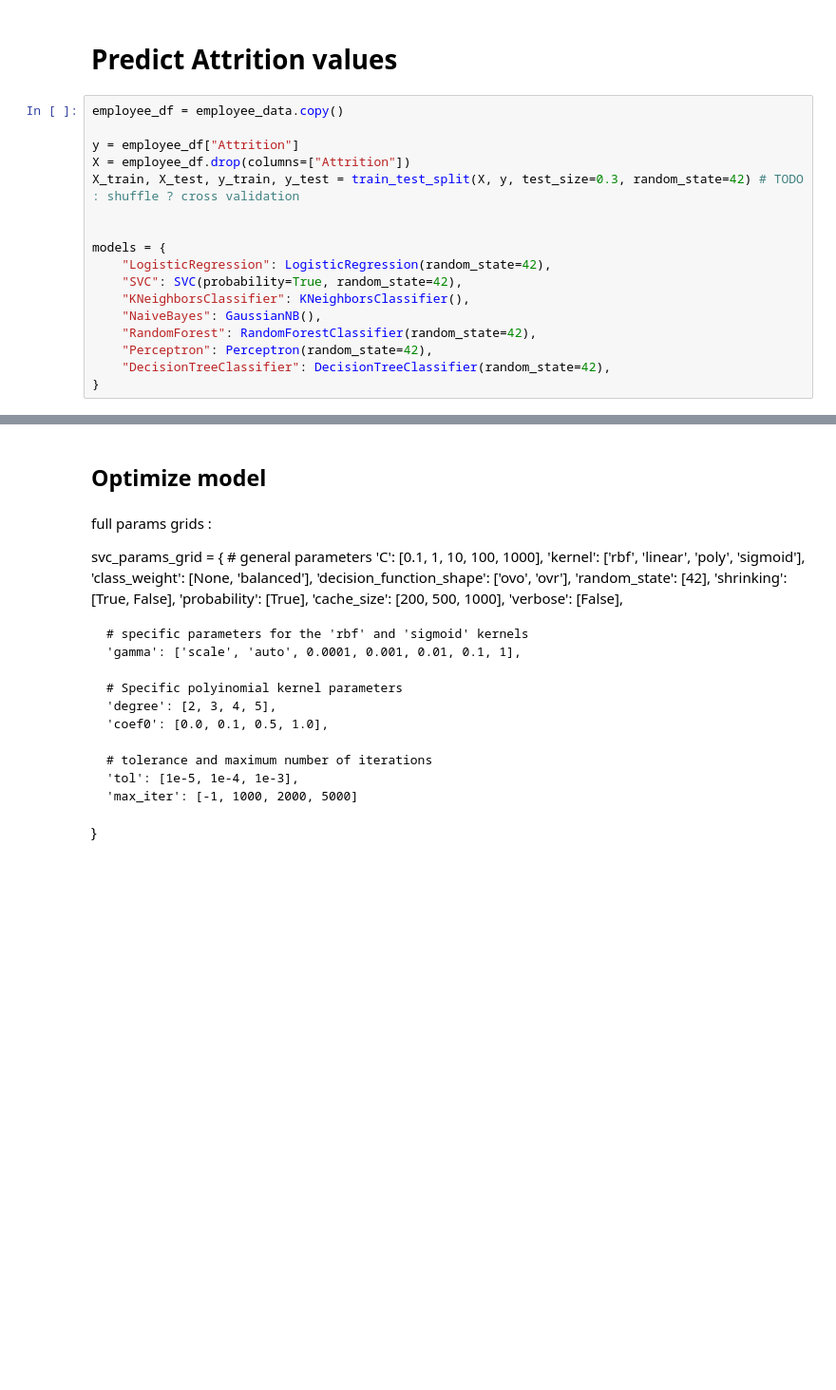
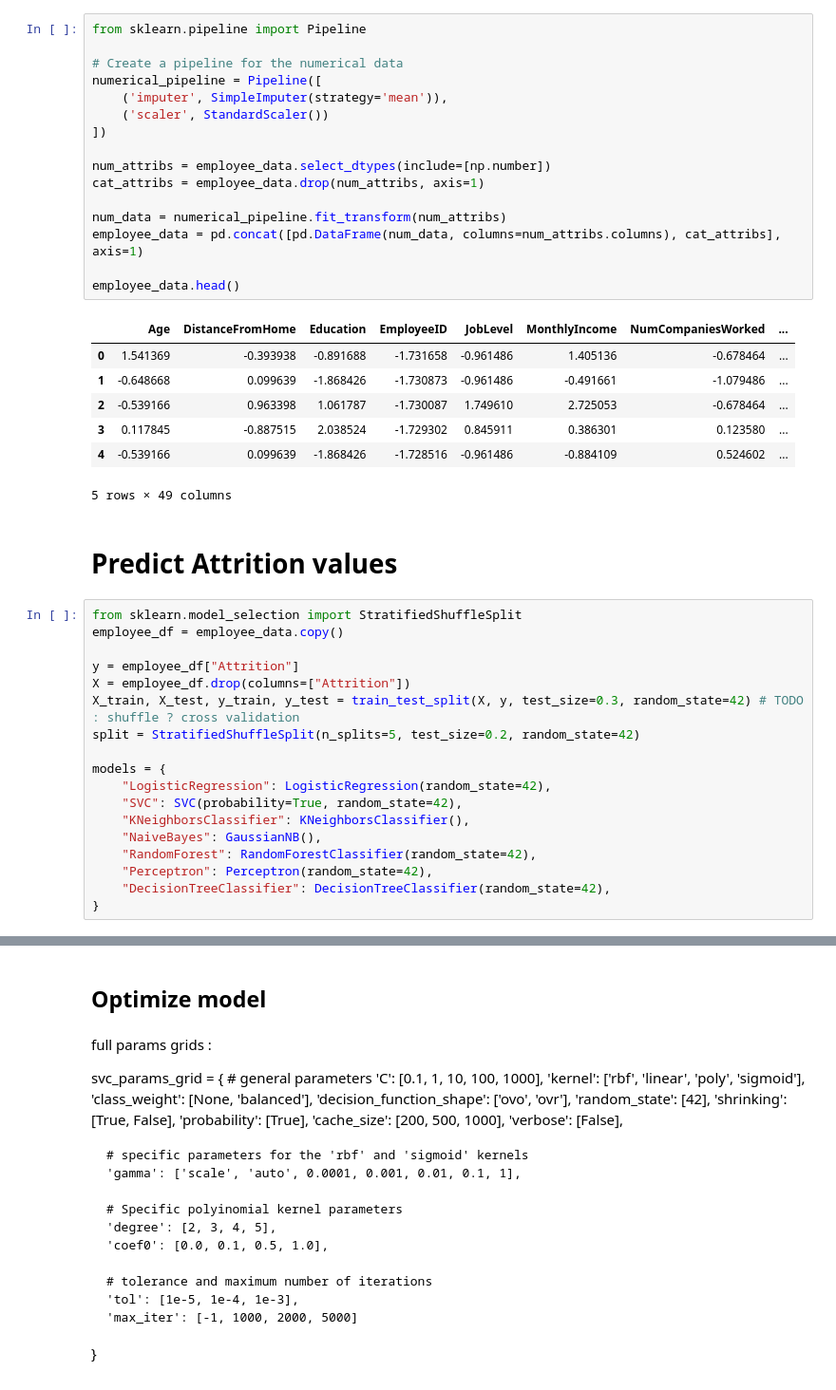
Before and after one commit to AlexandrePereon/AI-Project, a Jupyter notebook: select_best_model.ipynb, the cells around one changed output, grey strips where cells are left out. Shown at 95% size. Drawn from its saved outputs; the diff is of its cells as text; blank space fills up the shorter version.

```diff
--- a/select_best_model.ipynb
+++ b/select_best_model.ipynb
@@ -34,12 +42,37 @@ employee_data.head()
+# %%
+from sklearn.pipeline import Pipeline
+
+# Create a pipeline for the numerical data
+numerical_pipeline = Pipeline([
+    ('imputer', SimpleImputer(strategy='mean')),
+    ('scaler', StandardScaler())
+])
+
+num_attribs = employee_data.select_dtypes(include=[np.number])
+cat_attribs = employee_data.drop(num_attribs, axis=1)
+
+num_data = numerical_pipeline.fit_transform(num_attribs)
+employee_data = pd.concat([pd.DataFrame(num_data, columns=num_attribs.columns), cat_attribs], axis=1)
+
+employee_data.head()
+# %% [output]
+|  | Age | DistanceFromHome | Education | EmployeeID | JobLevel | MonthlyIncome | NumCompaniesWorked | ... |
+| 0 | 1.541369 | -0.393938 | -0.891688 | -1.731658 | -0.961486 | 1.405136 | -0.678464 | ... |
+| 1 | -0.648668 | 0.099639 | -1.868426 | -1.730873 | -0.961486 | -0.491661 | -1.079486 | ... |
+| 2 | -0.539166 | 0.963398 | 1.061787 | -1.730087 | 1.749610 | 2.725053 | -0.678464 | ... |
+| 3 | 0.117845 | -0.887515 | 2.038524 | -1.729302 | 0.845911 | 0.386301 | 0.123580 | ... |
+| 4 | -0.539166 | 0.099639 | -1.868426 | -1.728516 | -0.961486 | -0.884109 | 0.524602 | ... |
+5 rows × 49 columns
 # %% [markdown]
 # Predict Attrition values
 # %%
+from sklearn.model_selection import StratifiedShuffleSplit
 employee_df = employee_data.copy()
 
 y = employee_df["Attrition"]
 X = employee_df.drop(columns=["Attrition"])
 X_train, X_test, y_train, y_test = train_test_split(X, y, test_size=0.3, random_state=42) # TODO : shuffle ? cross validation
-
+split = StratifiedShuffleSplit(n_splits=5, test_size=0.2, random_state=42)
 
 models = {
     "LogisticRegression": LogisticRegression(random_state=42),
```
Also changed, not shown: parts of 6 cells of this notebook.
